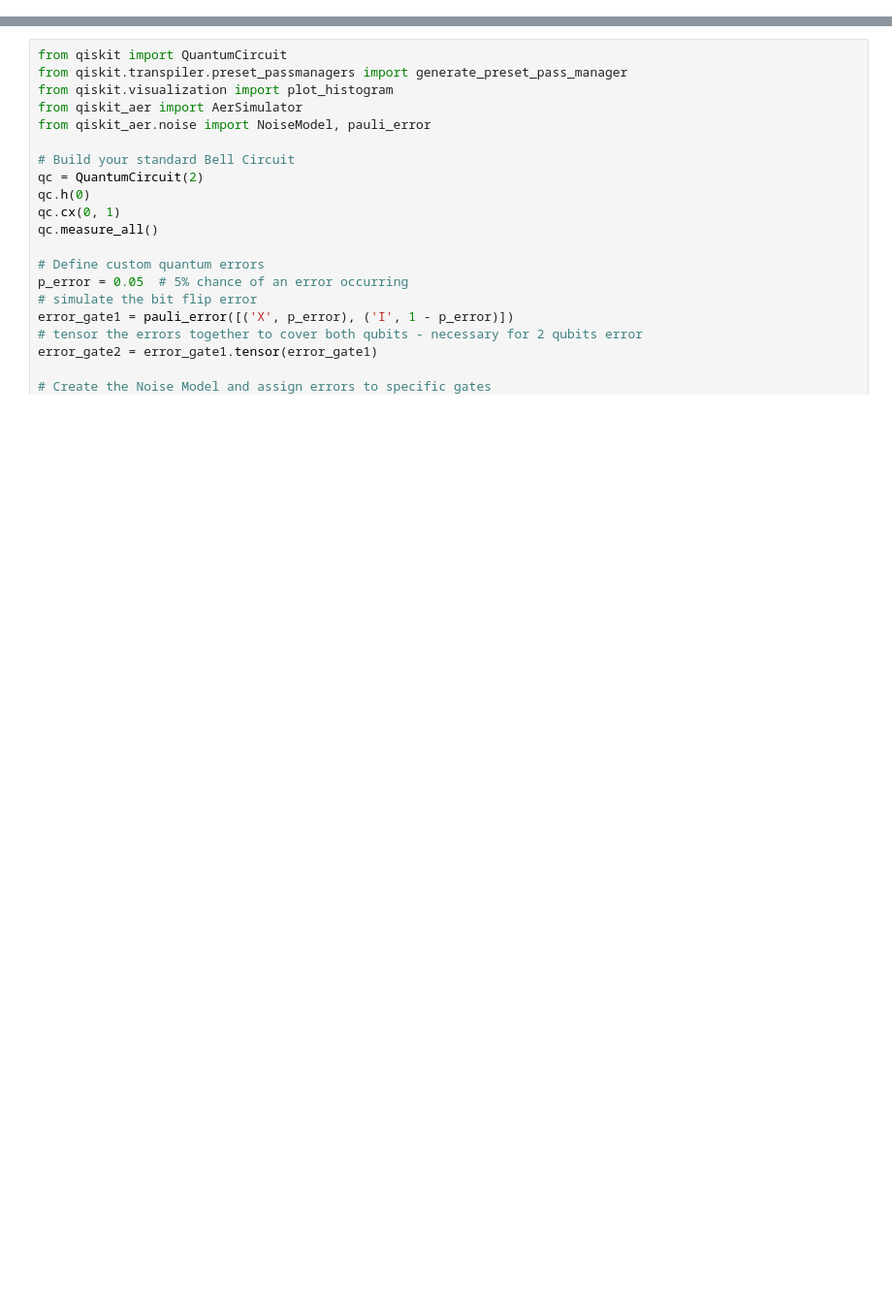
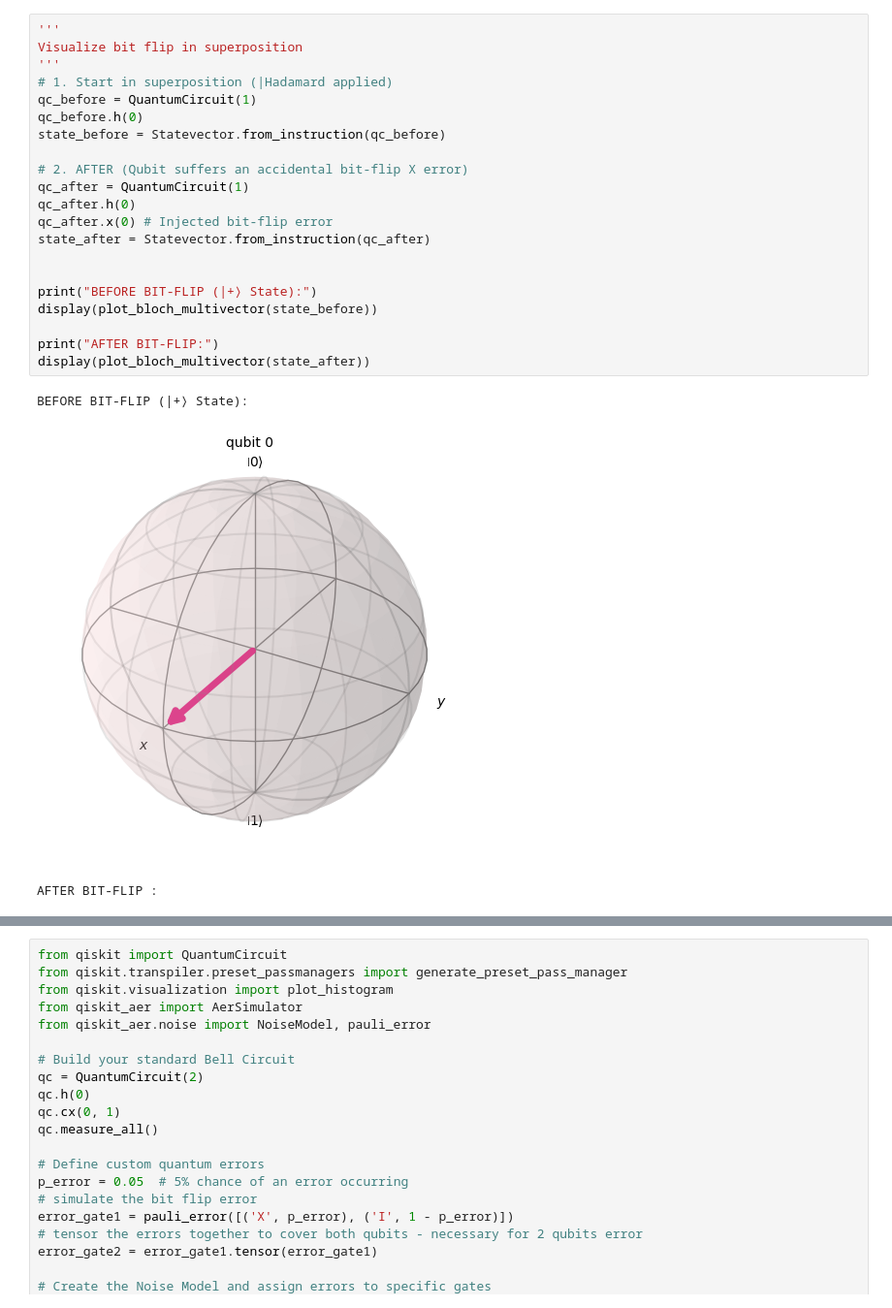
Before and after one commit to changbai-phu/quantum-lab, a Jupyter notebook: Quantum_Communication_under_Noise/notebooks/bell-bit-flip-noise-model.ipynb, the cells around one changed output, grey strips where cells are left out. Shown at 97% size. Cells and saved outputs as stored; diff of their text form; blank space fills up the shorter version.

```diff
--- a/Quantum_Communication_under_Noise/notebooks/bell-bit-flip-noise-model.ipynb
+++ b/Quantum_Communication_under_Noise/notebooks/bell-bit-flip-noise-model.ipynb
@@ -0,0 +29,25 @@
+# %%
+'''
+Visualize bit flip in superposition
+'''
+# 1. Start in superposition (|Hadamard applied)
+qc_before = QuantumCircuit(1)
+qc_before.h(0)
+state_before = Statevector.from_instruction(qc_before)
+
+# 2. AFTER (Qubit suffers an accidental bit-flip X error)
+qc_after = QuantumCircuit(1)
+qc_after.h(0)
+qc_after.x(0) # Injected bit-flip error
+state_after = Statevector.from_instruction(qc_after)
+
+
+print("BEFORE BIT-FLIP (|+⟩ State):")
+display(plot_bloch_multivector(state_before))
+
+print("AFTER BIT-FLIP:")
+display(plot_bloch_multivector(state_after))
+# %% [output]
+BEFORE BIT-FLIP (|+⟩ State):
+[figure, added]
+AFTER BIT-FLIP :
```
Also changed, not shown: parts of 5 cells of this notebook.
